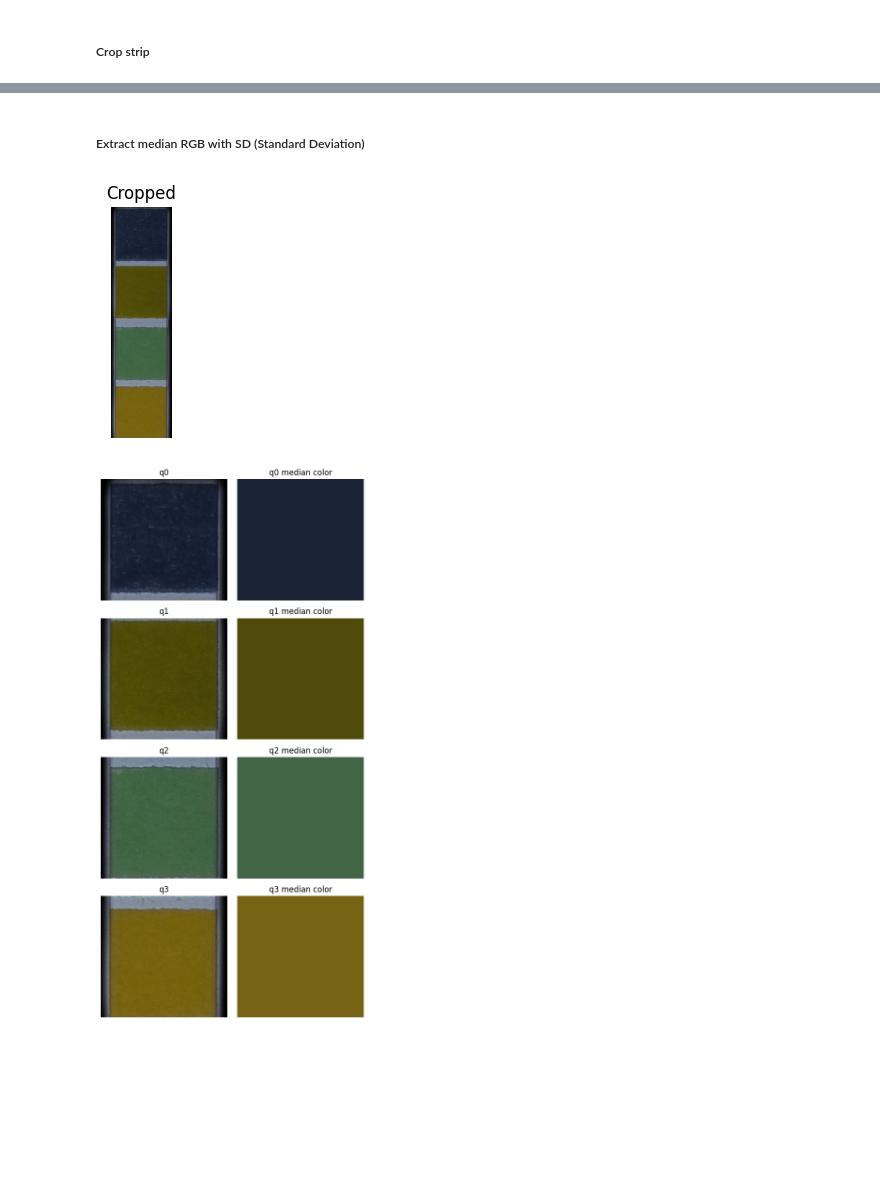
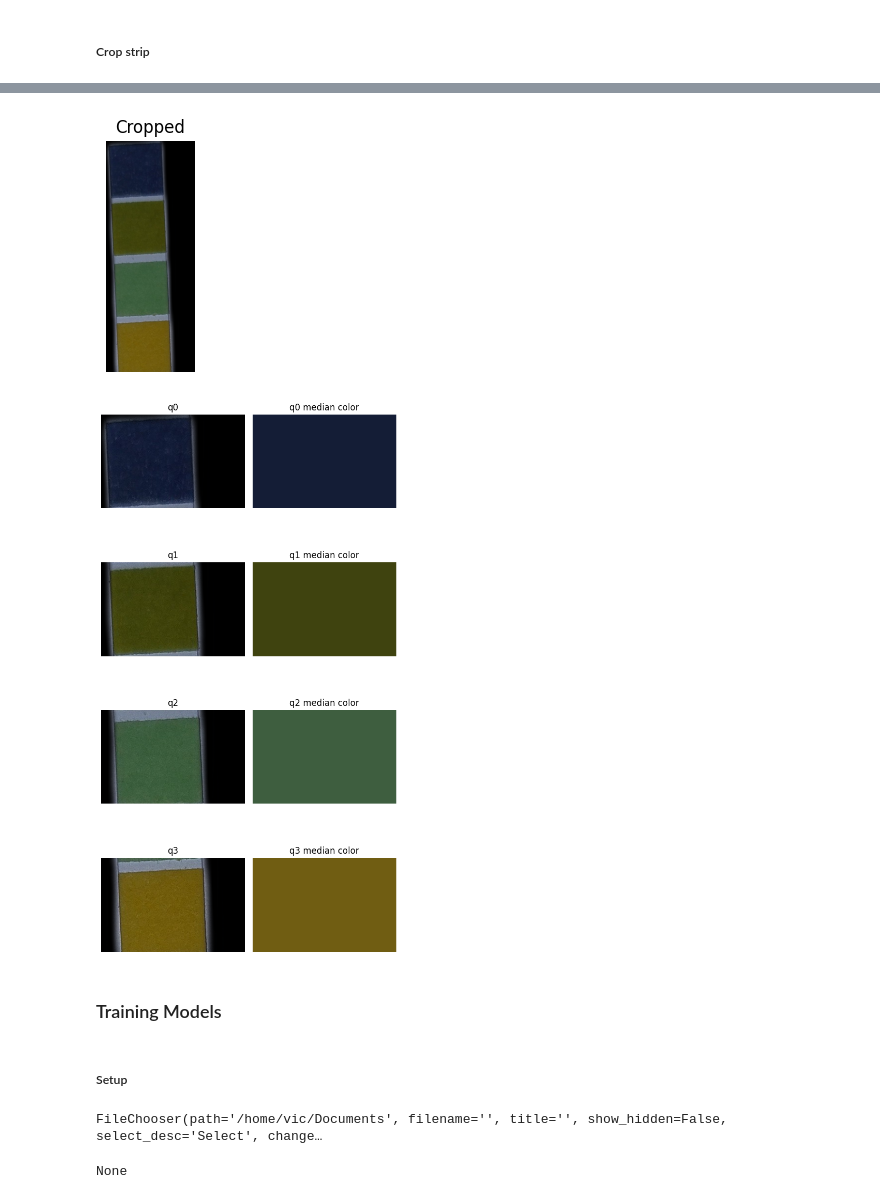
Before and after one commit to phia-organization/phia-notebooks, a Jupyter notebook: phia.ipynb, the cells around one changed output, grey strips where cells are left out. Cells and saved outputs as stored; diff of their text form; code cells hidden in the pictures; blank space fills up the shorter version.

Commit message:
median rgbs

```diff
--- a/phia.ipynb
+++ b/phia.ipynb
@@ -89,6 +92,8 @@ FileUpload(value=(), accept='image/*', description='Upload')
 # %% [markdown]
 ##### Plot function (to compare and save two images)
 # %%
+global show
+show = True
 def plot_images(
     step: str,
     original: np.ndarray,
@@ -106,6 +111,9 @@ def plot_images(
         title1 (str, optional): Title for the original image. Defaults to 'Original'.
         title2 (str, optional): Title for the processed image. Defaults to 'Processed'.
     """
+    if not show:
+        return
+
 
     fig, axs = plt.subplots(1, 2, figsize=(12, 6))
     axs[0].imshow(cv2.cvtColor(original, cv2.COLOR_BGR2RGB))
@@ -261,6 +269,6 @@ def crop(
 
     return cropped
 
-cropped_strip = crop(rotated_strip)
+cropped_strip = crop(strip_without_bg)
 cropped_strip = cv2.cvtColor(cropped_strip, cv2.COLOR_BGR2RGB)
 # %% [output]
@@ -268,7 +276,5 @@ cropped_strip = cv2.cvtColor(cropped_strip, cv2.COLOR_BGR2RGB)
-# %% [markdown]
-##### Extract median RGB with SD (Standard Deviation)
 # %%
-def extract_median_rgb(strip: np.ndarray) -> [np.ndarray]:
+def extract_median_rgbs(strip: np.ndarray) -> [np.ndarray]:
     # Garantir que não tenha canal alfa
     if strip.shape[-1] == 4:
         strip = strip[:, :, :3]
@@ -280,62 +286,93 @@ def extract_median_rgb(strip: np.ndarray) -> [np.ndarray]:
     mask = (bottom_half >= (50, 50, 50)).all(axis=-1)
     avg_white = np.mean(bottom_half[mask], axis=0)
     std = np.std(bottom_half[mask], axis=0)
-    tolerated_distance = 5 * std
+    tolerated_distance = 3 * std
 
     # Encontrar limites do conteúdo colorido
+    # Parâmetros
+    threshold_dark = 50  # ignora pixels muito escuros
     color_y1 = upper_half.shape[0] - 1
     while color_y1 >= 0:
-        pixel = upper_half[color_y1, upper_half.shape[1] // 2, :]
-        if not (np.abs(pixel - avg_white) <= tolerated_distance).all():
-            break
+        row = upper_half[color_y1, :, :]
+        # ignora pixels escuros
+        mask = (row > threshold_dark).all(axis=1)
+        if mask.any():
+            median_pixel = np.median(row[mask], axis=0)
+            pixel_center = row[row.shape[0] // 2]
+            if not (np.abs(pixel_center - median_pixel) <= tolerated_distance).all():
+                break
         color_y1 -= 1
 
     color_y0 = 0
     while color_y0 < upper_half.shape[0]:
-        pixel = upper_half[color_y0, upper_half.shape[1] // 2, :]
-        if (np.abs(pixel - avg_white) <= tolerated_distance).all():
-            break
+        row = upper_half[color_y0, :, :]
+        mask = (row > threshold_dark).all(axis=1)
+        if mask.any():
+            median_pixel = np.median(row[mask], axis=0)
+            pixel_center = row[row.shape[0] // 2]
+            if (np.abs(pixel_center - median_pixel) <= tolerated_distance).all():
+                break
         color_y0 += 1
-    color_y0 -= 1
+    color_y0 = max(0, color_y0-1)
 
     # Recorte
     cropped = upper_half[color_y0:color_y1, :, :]
 
     # Plotar cropped sozinho
     plt.figure(figsize=(6, 3))
     plt.imshow(cropped)
     plt.title("Cropped")
     plt.axis("off")
     plt.show()
 
     # Divisão em 4 partes verticais
     q0 = cropped[:cropped.shape[0] // 4, :, :]
     q1 = cropped[cropped.shape[0] // 4:cropped.shape[0] // 2, :, :]
     q2 = cropped[cropped.shape[0] // 2:3 * cropped.shape[0] // 4, :, :]
     q3 = cropped[3 * cropped.shape[0] // 4:, :, :]
-
     quarters = [q0, q1, q2, q3]
-    medians = [np.median(q, axis=(0, 1)) for q in quarters]
+    medians = []
+    threshold_dark = 5
+    for q in quarters:
+        # máscara de pixels que são maiores que threshold em todos os canais
+        mask = (q > threshold_dark).all(axis=-1)
+        if mask.any():
+            # pega só os pixels válidos
+            valid_pixels = q[mask]
+            median = np.median(valid_pixels, axis=(0))
+        else:
+            # caso todos os pixels sejam escuros
+            median = np.array([0, 0, 0])
+        medians.append(median)
 
     # Mostrar quadrantes e medianas
     fig, axes = plt.subplots(4, 2, figsize=(6, 12))
-
     for i, (quad, med) in enumerate(zip(quarters, medians)):
         axes[i, 0].imshow(quad)
         axes[i, 0].set_title(f"q{i}")
         axes[i, 0].axis("off")
-
         median_patch = np.ones_like(quad, dtype=np.uint8) * med.astype(np.uint8)
         axes[i, 1].imshow(median_patch)
         axes[i, 1].set_title(f"q{i} median color")
         axes[i, 1].axis("off")
-
     plt.tight_layout()
     plt.show()
-
     return medians
 
-medians = extract_median_rgb(cropped_strip)
+median_rgbs = extract_median_rgbs(cropped_strip)
 # %% [output]
-[figure, old version]
+[figure, new version]
-[figure, old version]
+[figure, new version]
+# %% [markdown]
+### Training Models
+# %% [markdown]
+##### Setup
+# %%
+whoami = os.getlogin()
+fc = FileChooser('/home/' + whoami + '/Documents')
+display(fc)
+
+print(fc.selected_path)
+# %% [output]
+FileChooser(path='/home/vic/Documents', filename='', title='', show_hidden=False, select_desc='Select', change…
+None
```
Also changed, not shown: parts of 8 cells of this notebook, 1 other file.
